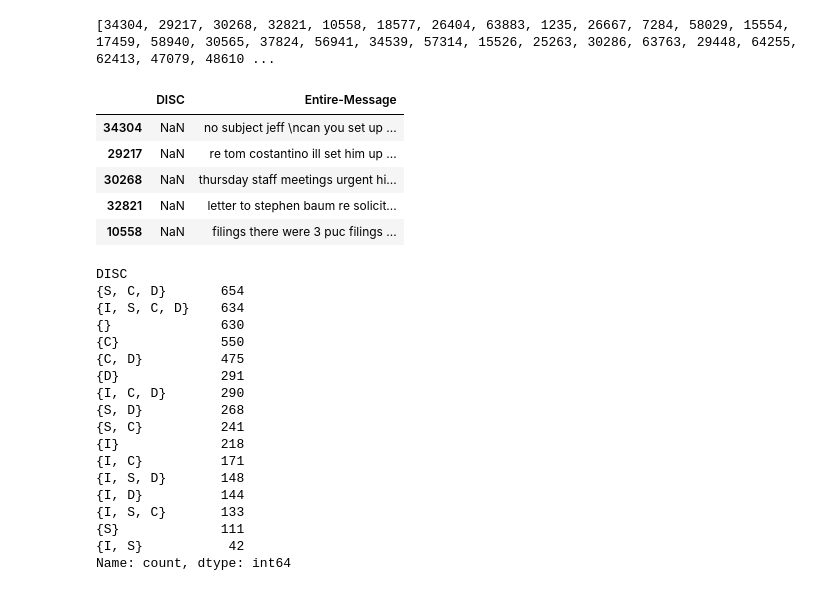
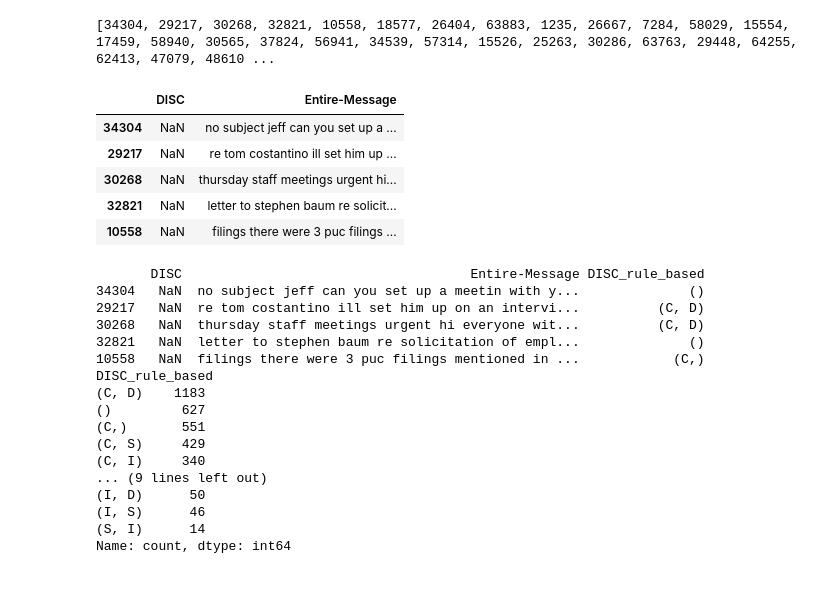
Before and after one commit to pkdc/disc-predictor-for-business, a Jupyter notebook: notebooks/03_prepare_emails_for_labelling.ipynb, the cells around one changed output. Saved outputs shown, nothing was run; the diff lists cells and outputs as text; code cells hidden in the pictures.

Commit message:
labelled 5000 samples with rule_based matching

```diff
--- a/notebooks/03_prepare_emails_for_labelling.ipynb
+++ b/notebooks/03_prepare_emails_for_labelling.ipynb
@@ -37,19 +37,22 @@ print(rule_based_ids)
 # %%
 # lowercasing and remove punctuation
 PUNC_PATTERN = re.compile(r'[^\w\s]')
 
 def preprocess_text_for_rule_based(text):
     if not isinstance(text, str):
         return ''
 
-    text = text.lower()
+
     text = PUNC_PATTERN.sub('', text)
+    text = re.sub(r'\s+', ' ', text)
+    text = text.strip().lower()
     return text
+
 emails_df_rule_based['Entire-Message'] = emails_df_rule_based['Entire-Message'].apply(preprocess_text_for_rule_based)
 emails_df_rule_based.head()
 # %% [output]
 |  | DISC | Entire-Message |
-| 34304 | NaN | no subject jeff \ncan you set up ... |
+| 34304 | NaN | no subject jeff can you set up a ... |
 | 29217 | NaN | re tom costantino ill set him up ... |
 | 30268 | NaN | thursday staff meetings urgent hi... |
 | 32821 | NaN | letter to stephen baum re solicit... |
@@ -93,35 +96,51 @@ DISC_KEYWORDS = {
         "final execution", "implementation", "calculation", "agreement", "calibrate"]
 }
 # %%
-def match_disc_label(msg):
-    disc_labels = set()
+# def match_disc_label(msg):
+#     disc_labels = set()
+#     for label, keywords in DISC_KEYWORDS.items():
+#         for word in keywords:
+#             if word in msg:
+#                 disc_labels.add(label)
+
+#     return disc_labels
+
+def match_disc_label(msg, max_freq=2):
+    labels_freq = {'D': 0, 'I': 0, 'S': 0, 'C': 0}
     for label, keywords in DISC_KEYWORDS.items():
         for word in keywords:
             if word in msg:
-                disc_labels.add(label)
+                labels_freq[label] += 1
+    # print(labels_freq)
 
-    return disc_labels
+    filter_labels = {label: freq for label, freq in labels_freq.items() if freq > 0}
+    if not filter_labels:
+        return ()
 
-emails_df_rule_based['DISC'] = emails_df_rule_based['Entire-Message'].apply(match_disc_label)
-# print(emails_df_rule_based.head(5))
-print(emails_df_rule_based['DISC'].value_counts())
+    sorted_labels_freq = sorted(filter_labels.items(), key=lambda x: (-x[1], x[0]))
+    top_labels = [label for label, freq in sorted_labels_freq[:max_freq]]
+    return tuple(top_labels)
+
+emails_df_rule_based['DISC_rule_based'] = emails_df_rule_based['Entire-Message'].apply(match_disc_label)
+
+print(emails_df_rule_based.head(5))
+print(emails_df_rule_based['DISC_rule_based'].value_counts())
 # %% [output]
-DISC
-{S, C, D}       654
-{I, S, C, D}    634
-{}              630
-{C}             550
-{C, D}          475
-{D}             291
-{I, C, D}       290
-{S, D}          268
-{S, C}          241
-{I}             218
-{I, C}          171
-{I, S, D}       148
-{I, D}          144
-{I, S, C}       133
-{S}             111
-{I, S}           42
+       DISC                                     Entire-Message DISC_rule_based
+34304   NaN  no subject jeff can you set up a meetin with y...              ()
+29217   NaN  re tom costantino ill set him up on an intervi...          (C, D)
+30268   NaN  thursday staff meetings urgent hi everyone wit...          (C, D)
+32821   NaN  letter to stephen baum re solicitation of empl...              ()
+10558   NaN  filings there were 3 puc filings mentioned in ...            (C,)
+DISC_rule_based
+(C, D)    1183
+()         627
+(C,)       551
+(C, S)     429
+(C, I)     340
+... (9 lines left out)
+(I, D)      50
+(I, S)      46
+(S, I)      14
 Name: count, dtype: int64
 # %%
```
Also changed, not shown: parts of 2 cells of this notebook.
